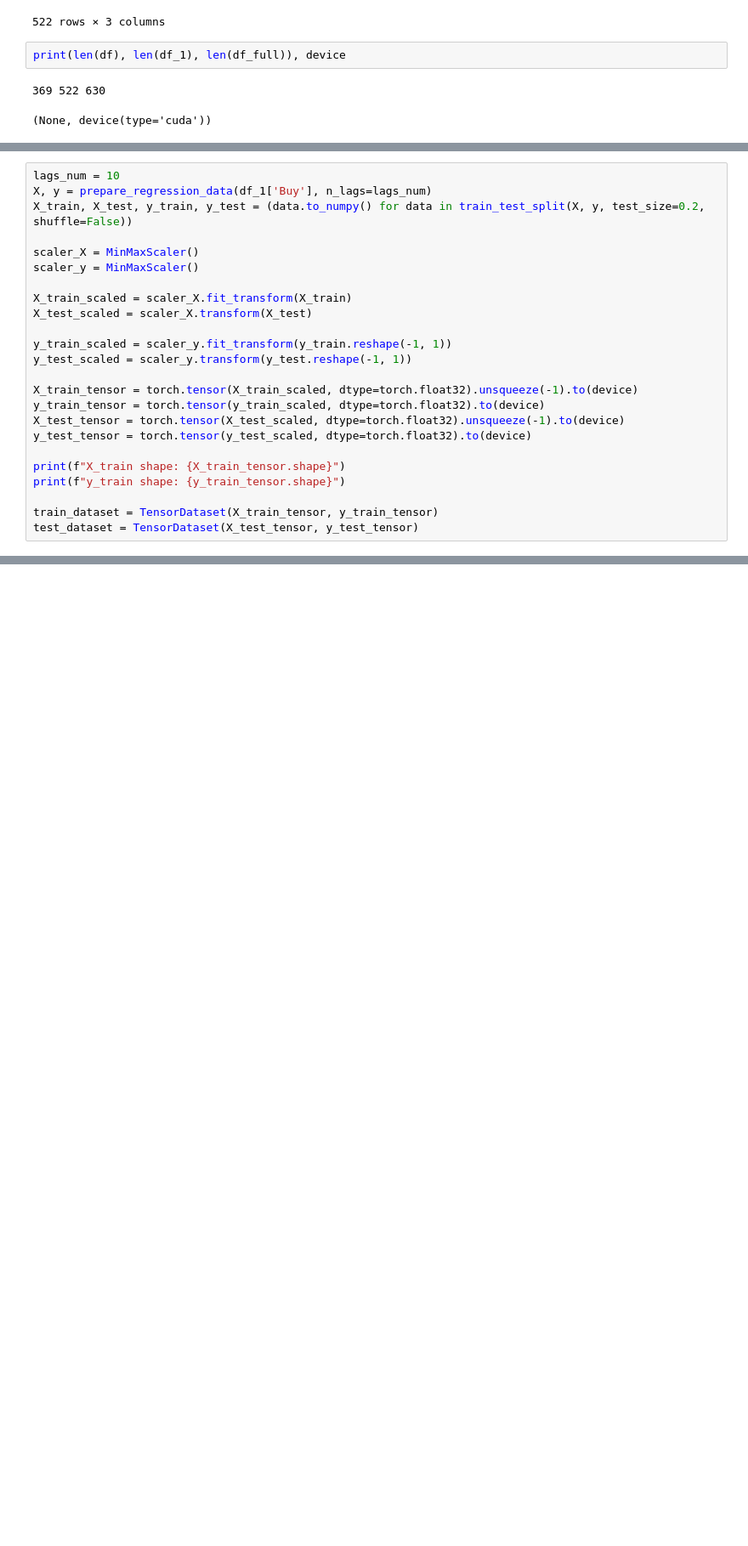
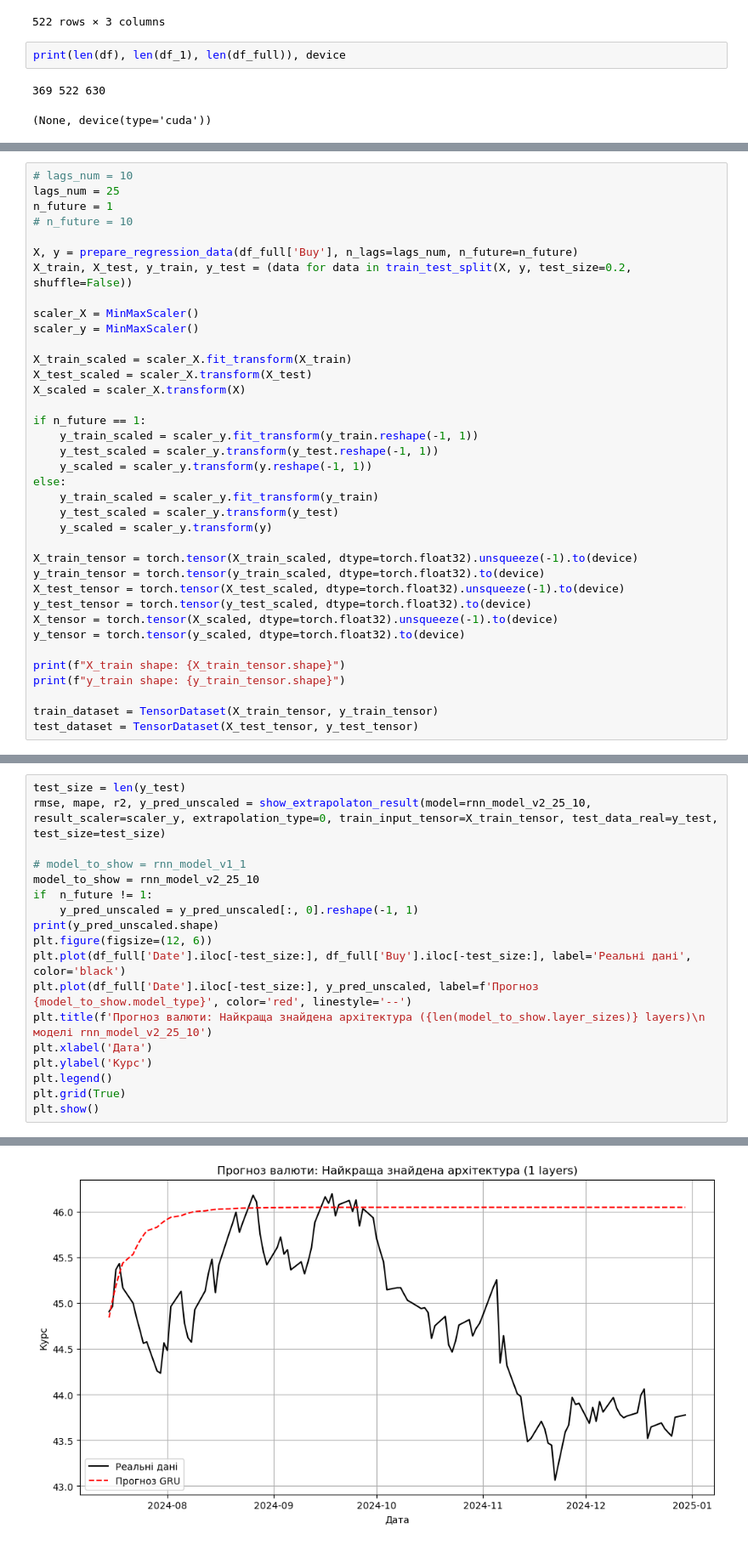
Before and after one commit to VarRoman/7_semester, a Jupyter notebook: Analysis_and_processing/Lab7/lab7.ipynb, the cells around one changed output, grey strips where cells are left out. Shown at 85% size. Drawn from its saved outputs; the diff is of its cells as text; blank space fills up the shorter version.

```diff
--- a/Analysis_and_processing/Lab7/lab7.ipynb
+++ b/Analysis_and_processing/Lab7/lab7.ipynb
@@ -232,21 +295,34 @@ def recursive_forecast(model, initial_lags, n_steps):
 # %%
-lags_num = 10
-X, y = prepare_regression_data(df_1['Buy'], n_lags=lags_num)
-X_train, X_test, y_train, y_test = (data.to_numpy() for data in train_test_split(X, y, test_size=0.2, shuffle=False))
+# lags_num = 10
+lags_num = 25
+n_future = 1
+# n_future = 10
+
+X, y = prepare_regression_data(df_full['Buy'], n_lags=lags_num, n_future=n_future)
+X_train, X_test, y_train, y_test = (data for data in train_test_split(X, y, test_size=0.2, shuffle=False))
 
 scaler_X = MinMaxScaler()
 scaler_y = MinMaxScaler()
 
 X_train_scaled = scaler_X.fit_transform(X_train)
 X_test_scaled = scaler_X.transform(X_test)
+X_scaled = scaler_X.transform(X)
 
-y_train_scaled = scaler_y.fit_transform(y_train.reshape(-1, 1))
-y_test_scaled = scaler_y.transform(y_test.reshape(-1, 1))
+if n_future == 1:
+    y_train_scaled = scaler_y.fit_transform(y_train.reshape(-1, 1))
+    y_test_scaled = scaler_y.transform(y_test.reshape(-1, 1))
+    y_scaled = scaler_y.transform(y.reshape(-1, 1))
+else:
+    y_train_scaled = scaler_y.fit_transform(y_train)
+    y_test_scaled = scaler_y.transform(y_test)
+    y_scaled = scaler_y.transform(y)
 
 X_train_tensor = torch.tensor(X_train_scaled, dtype=torch.float32).unsqueeze(-1).to(device)
 y_train_tensor = torch.tensor(y_train_scaled, dtype=torch.float32).to(device)
 X_test_tensor = torch.tensor(X_test_scaled, dtype=torch.float32).unsqueeze(-1).to(device)
 y_test_tensor = torch.tensor(y_test_scaled, dtype=torch.float32).to(device)
+X_tensor = torch.tensor(X_scaled, dtype=torch.float32).unsqueeze(-1).to(device)
+y_tensor = torch.tensor(y_scaled, dtype=torch.float32).to(device)
 
 print(f"X_train shape: {X_train_tensor.shape}")
 print(f"y_train shape: {y_train_tensor.shape}")
@@ -366,0 +470,19 @@ R2: -9.3892%
+# %%
+test_size = len(y_test)
+rmse, mape, r2, y_pred_unscaled = show_extrapolaton_result(model=rnn_model_v2_25_10, result_scaler=scaler_y, extrapolation_type=0, train_input_tensor=X_train_tensor, test_data_real=y_test, test_size=test_size)
+
+# model_to_show = rnn_model_v1_1
+model_to_show = rnn_model_v2_25_10
+if  n_future != 1:
+    y_pred_unscaled = y_pred_unscaled[:, 0].reshape(-1, 1)
+print(y_pred_unscaled.shape)
+plt.figure(figsize=(12, 6))
+plt.plot(df_full['Date'].iloc[-test_size:], df_full['Buy'].iloc[-test_size:], label='Реальні дані', color='black')
+plt.plot(df_full['Date'].iloc[-test_size:], y_pred_unscaled, label=f'Прогноз {model_to_show.model_type}', color='red', linestyle='--')
+plt.title(f'Прогноз валюти: Найкраща знайдена архітектура ({len(model_to_show.layer_sizes)} layers)\n моделі rnn_model_v2_25_10')
+plt.xlabel('Дата')
+plt.ylabel('Курс')
+plt.legend()
+plt.grid(True)
+plt.show()
+# %% [output]
@@ -366,0 +494 @@ R2: -9.3892%
+[figure, added]
```
Also changed, not shown: parts of 11 cells of this notebook, 2 other files.
